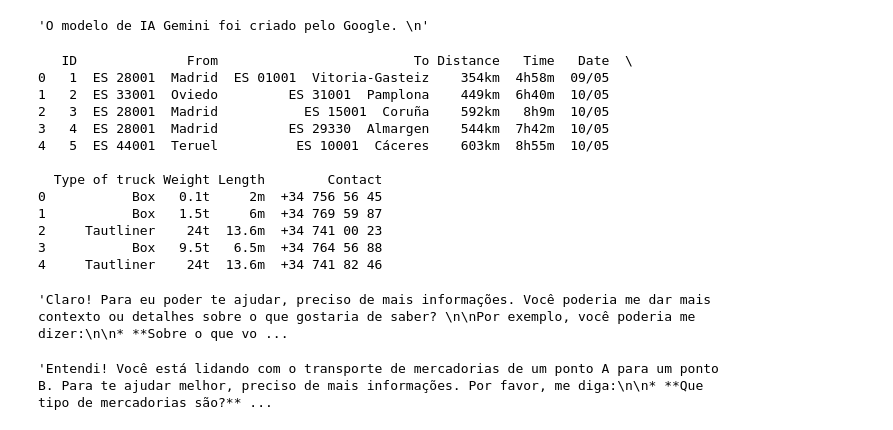
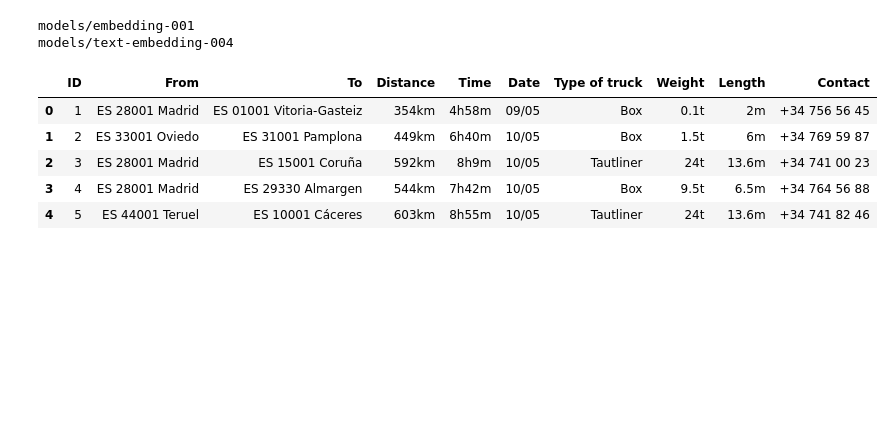
Before and after one commit to oiueei/marketplace_ai, a Jupyter notebook: marketplace_ai.ipynb, the cells around one changed output. Drawn from its saved outputs; the diff is of its cells as text; code cells hidden in the pictures; blank space fills up the shorter version.

```diff
--- a/marketplace_ai.ipynb
+++ b/marketplace_ai.ipynb
@@ -4,85 +4,45 @@
 #Instalando o SDK do Google
 !pip install -q -U google-generativeai
 
-#Configurações iniciais
+#Importações e configurações iniciais
+import json
+import requests
+import numpy as np
+import pandas as pd
 import google.generativeai as genai
+
 from google.colab import userdata
 
 API_KEY = userdata.get('GOOGLE_API_KEY')
 genai.configure(api_key=API_KEY)
 
-generation_config = {
-    "candidate_count": 1,
-    "temperature": 0.5,
-}
-
-safety_settings={
-    'HATE': 'BLOCK_NONE',
-    'HARASSMENT': 'BLOCK_NONE',
-    'SEXUAL' : 'BLOCK_NONE',
-    'DANGEROUS' : 'BLOCK_NONE'
-}
-
-model = genai.GenerativeModel(
-    model_name='gemini-1.5-pro-latest',
-    generation_config=generation_config,
-    safety_settings=safety_settings,
-)
-
-response = model.generate_content("Que empresa criou o modelo de IA Gemini?")
-response.text
+for m in genai.list_models():
+  if 'embedContent' in m.supported_generation_methods:
+    print(m.name)
 # %% [output]
-'O modelo de IA Gemini foi criado pelo Google. \n'
+models/embedding-001
+models/text-embedding-004
 # %%
-# Importar libs
-import requests
-import pandas as pd
-import json
-
 # Importar o JSON
 json_url = 'https://raw.githubusercontent.com/rdrgzbhnng/marketplace_ai/main/liquidity.json'
 response = requests.get(json_url)
 
 if response.status_code == 200:
     # Request successful, proceed to parse JSON data
     json_data = response.json()
 else:
     # Handle error (e.g., invalid URL or website down)
     print('Error fetching JSON data:', response.status_code)
 
 # Convertirlo em um DataFrame
 liquidity_data = pd.DataFrame(json_data)
 
 # Explorar data
-print(liquidity_data.head())  # Display the first few rows
+liquidity_data.head()
 # %% [output]
-   ID              From                         To Distance   Time   Date  \
-0   1  ES 28001  Madrid  ES 01001  Vitoria-Gasteiz    354km  4h58m  09/05
-1   2  ES 33001  Oviedo         ES 31001  Pamplona    449km  6h40m  10/05
-2   3  ES 28001  Madrid           ES 15001  Coruña    592km   8h9m  10/05
-3   4  ES 28001  Madrid         ES 29330  Almargen    544km  7h42m  10/05
-4   5  ES 44001  Teruel          ES 10001  Cáceres    603km  8h55m  10/05
-
-  Type of truck Weight Length        Contact
-0           Box   0.1t     2m  +34 756 56 45
-1           Box   1.5t     6m  +34 769 59 87
-2     Tautliner    24t  13.6m  +34 741 00 23
-3           Box   9.5t   6.5m  +34 764 56 88
-4     Tautliner    24t  13.6m  +34 741 82 46
+|  | ID | From | To | Distance | Time | Date | Type of truck | Weight | Length | Contact |
+| 0 | 1 | ES 28001 Madrid | ES 01001 Vitoria-Gasteiz | 354km | 4h58m | 09/05 | Box | 0.1t | 2m | +34 756 56 45 |
+| 1 | 2 | ES 33001 Oviedo | ES 31001 Pamplona | 449km | 6h40m | 10/05 | Box | 1.5t | 6m | +34 769 59 87 |
+| 2 | 3 | ES 28001 Madrid | ES 15001 Coruña | 592km | 8h9m | 10/05 | Tautliner | 24t | 13.6m | +34 741 00 23 |
+| 3 | 4 | ES 28001 Madrid | ES 29330 Almargen | 544km | 7h42m | 10/05 | Box | 9.5t | 6.5m | +34 764 56 88 |
+| 4 | 5 | ES 44001 Teruel | ES 10001 Cáceres | 603km | 8h55m | 10/05 | Tautliner | 24t | 13.6m | +34 741 82 46 |
-# %%
-# Ver se consegue encontrar o dicionário
-# ('Pergunta binaria: Pode ler o "Python dictionary" liquidity_data? Sim ou não?')
-response = model.generate_content('Pergunta binaria: Pode ler o Python dataframe "liquidity_data"? Sim ou não?')
-response.text
-
-# Ver se consegue entender o dicionário
-response = model.generate_content('Sabe dizer do que se trata?')
-response.text
-# %% [output]
-'Claro! Para eu poder te ajudar, preciso de mais informações. Você poderia me dar mais contexto ou detalhes sobre o que gostaria de saber? \n\nPor exemplo, você poderia me dizer:\n\n* **Sobre o que vo ...
-# %%
-# Explico
-response = model.generate_content('Se trata de mercadorias que debem ser transportadas de um punto A ("from") para um punto B ("To"')
-response.text
-# %% [output]
-'Entendi! Você está lidando com o transporte de mercadorias de um ponto A para um ponto B. Para te ajudar melhor, preciso de mais informações. Por favor, me diga:\n\n* **Que tipo de mercadorias são?** ...
```
Also changed, not shown: parts of 8 cells of this notebook.
